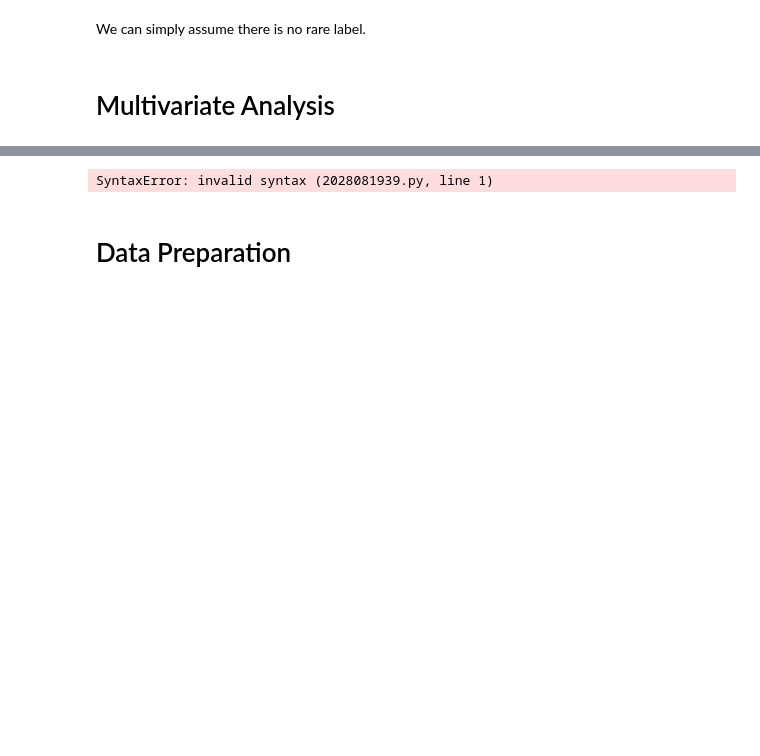
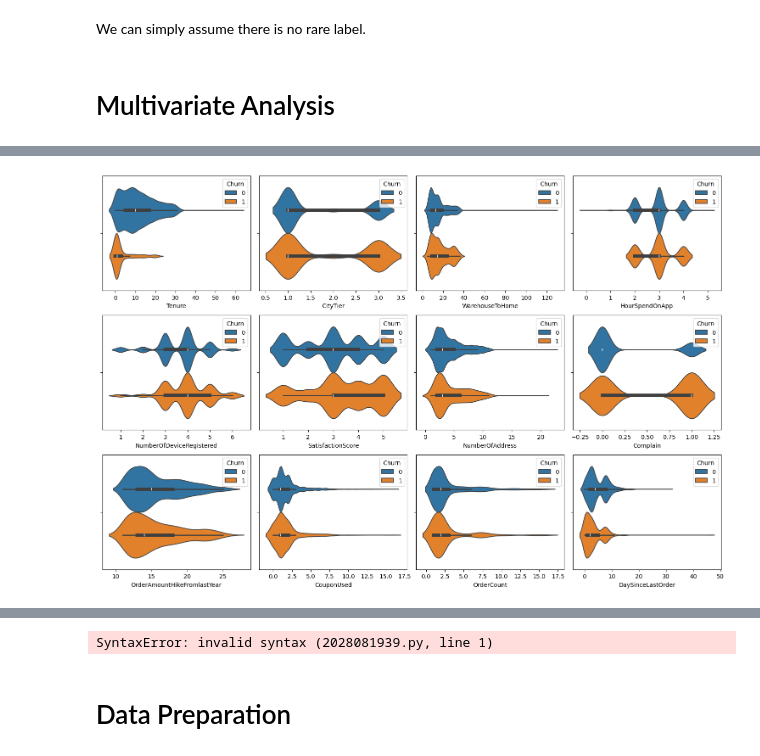
Before and after one commit to AnnurAfgoni/e-commerce-churn, a Jupyter notebook: e-commerce-churn.ipynb, the cells around one changed output, grey strips where cells are left out. Saved outputs shown, nothing was run; the diff lists cells and outputs as text; code cells hidden in the pictures; blank space fills up the shorter version.

```diff
--- a/e-commerce-churn.ipynb
+++ b/e-commerce-churn.ipynb
@@ -313,0 +278,13 @@ for num in num_vars:
+# %%
+no_target = [var for var in num_vars if var != "Churn"]
+
+fig, ax = plt.subplots(3, 4, figsize=(15, 10))
+
+for var, ax in zip(no_target, ax.flatten()):
+    sns.violinplot(data=df, x=var, hue="Churn", ax=ax)
+    plt.tight_layout()
+
+plt.savefig("./images/num_x_churn.png")
+plt.show()
+# %% [output]
+[figure, added]
```
Also changed, not shown: parts of 3 cells of this notebook, 3 other files.
